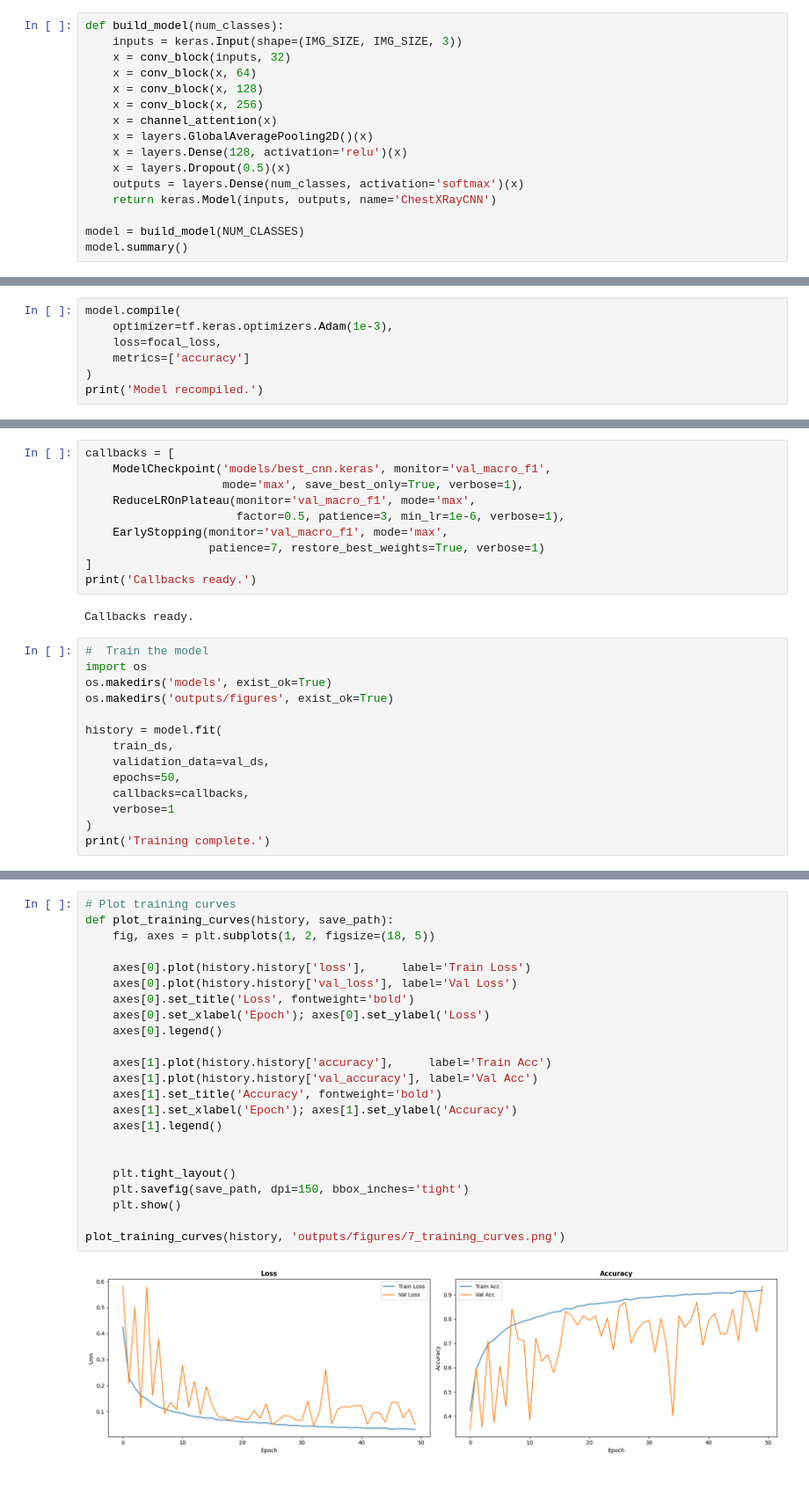
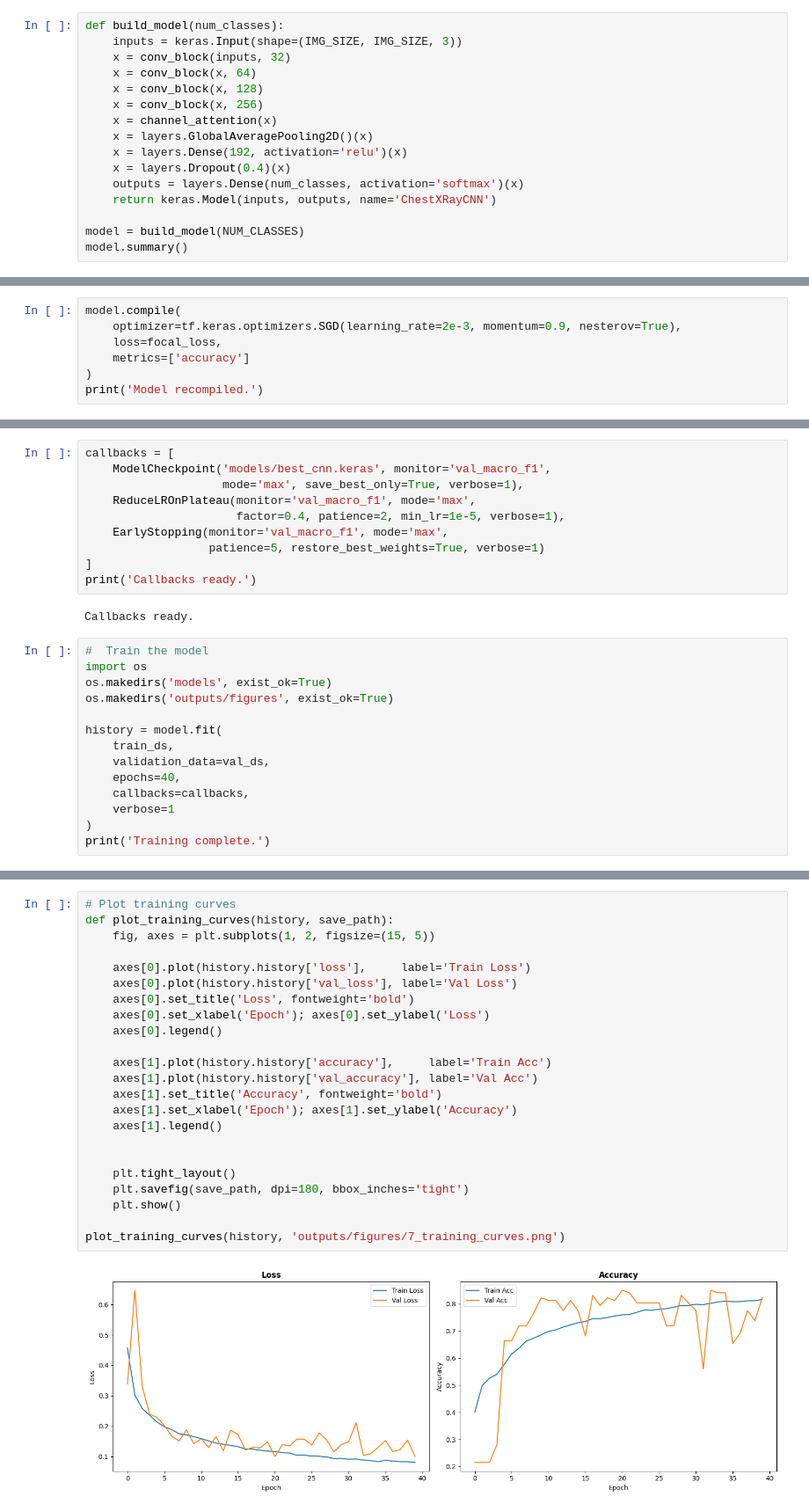
Before and after one commit to vardhinigajjala/lung-diseases-detection-using-neural-networks, a Jupyter notebook: Chest X-Ray Disease Classification Using Optimized Deep Learning.ipynb, the cells around one changed output, grey strips where cells are left out. Shown at 88% size. Saved outputs shown, nothing was run; the diff lists cells and outputs as text; blank space fills up the shorter version.

```diff
--- a/Chest X-Ray Disease Classification Using Optimized Deep Learning.ipynb
+++ b/Chest X-Ray Disease Classification Using Optimized Deep Learning.ipynb
@@ -460,8 +464,8 @@ def build_model(num_classes):
     x = conv_block(x, 256)
     x = channel_attention(x)
     x = layers.GlobalAveragePooling2D()(x)
-    x = layers.Dense(128, activation='relu')(x)
-    x = layers.Dropout(0.5)(x)
+    x = layers.Dense(192, activation='relu')(x)
+    x = layers.Dropout(0.4)(x)
     outputs = layers.Dense(num_classes, activation='softmax')(x)
     return keras.Model(inputs, outputs, name='ChestXRayCNN')
 
@@ -579,7 +583,7 @@ f1_metric = tf.keras.metrics.F1Score(average='macro', name='macro_f1')
 7.3 Compile
 # %%
 model.compile(
-    optimizer=tf.keras.optimizers.Adam(1e-3),
+    optimizer=tf.keras.optimizers.SGD(learning_rate=2e-3, momentum=0.9, nesterov=True),
     loss=focal_loss,
     metrics=['accuracy']
 )
@@ -593,9 +597,9 @@ callbacks = [
     ModelCheckpoint('models/best_cnn.keras', monitor='val_macro_f1',
                     mode='max', save_best_only=True, verbose=1),
     ReduceLROnPlateau(monitor='val_macro_f1', mode='max',
-                      factor=0.5, patience=3, min_lr=1e-6, verbose=1),
+                      factor=0.4, patience=2, min_lr=1e-5, verbose=1),
     EarlyStopping(monitor='val_macro_f1', mode='max',
-                  patience=7, restore_best_weights=True, verbose=1)
+                  patience=5, restore_best_weights=True, verbose=1)
 ]
 print('Callbacks ready.')
 # %% [output]
@@ -609,7 +613,7 @@ os.makedirs('outputs/figures', exist_ok=True)
 history = model.fit(
     train_ds,
     validation_data=val_ds,
-    epochs=50,
+    epochs=40,
     callbacks=callbacks,
     verbose=1
 )
@@ -656,28 +694,28 @@ plot_confusion_matrix(cnn_labels, cnn_preds, CLASS_NAMES,
 # %%
 # Plot training curves
 def plot_training_curves(history, save_path):
-    fig, axes = plt.subplots(1, 2, figsize=(18, 5))
+    fig, axes = plt.subplots(1, 2, figsize=(15, 5))
 
     axes[0].plot(history.history['loss'],     label='Train Loss')
     axes[0].plot(history.history['val_loss'], label='Val Loss')
     axes[0].set_title('Loss', fontweight='bold')
     axes[0].set_xlabel('Epoch'); axes[0].set_ylabel('Loss')
     axes[0].legend()
 
     axes[1].plot(history.history['accuracy'],     label='Train Acc')
     axes[1].plot(history.history['val_accuracy'], label='Val Acc')
     axes[1].set_title('Accuracy', fontweight='bold')
     axes[1].set_xlabel('Epoch'); axes[1].set_ylabel('Accuracy')
     axes[1].legend()
 
 
     plt.tight_layout()
-    plt.savefig(save_path, dpi=150, bbox_inches='tight')
+    plt.savefig(save_path, dpi=180, bbox_inches='tight')
     plt.show()
 
 plot_training_curves(history, 'outputs/figures/7_training_curves.png')
 # %% [output]
-[figure, old version]
+[figure, new version]
 # %%
 # Evaluate trained CNN on test set
 cnn_preds, cnn_labels, cnn_probs, cnn_report, cnn_f1, cnn_auc = evaluate_model(
```
Also changed, not shown: parts of 20 cells of this notebook.
